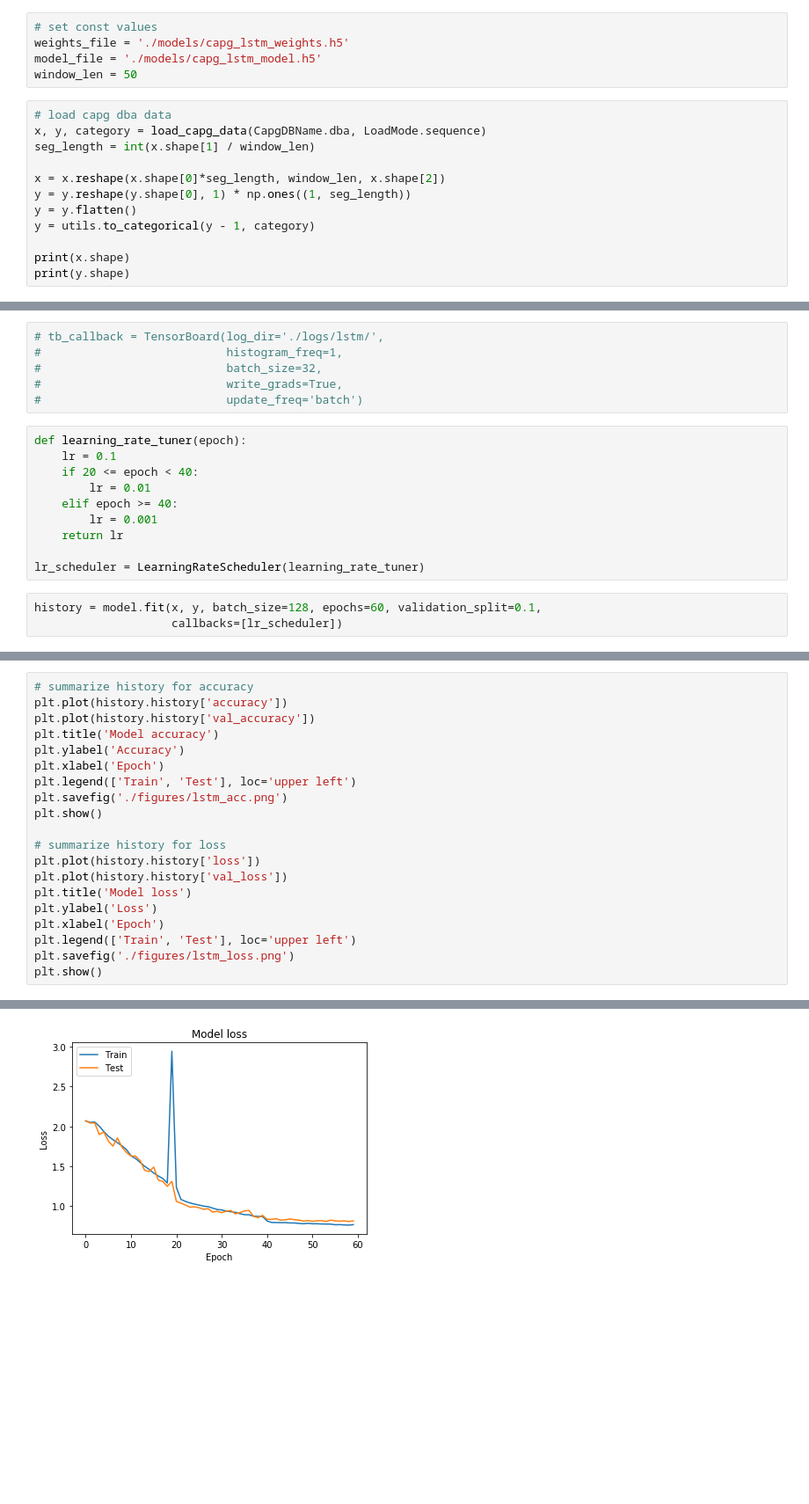
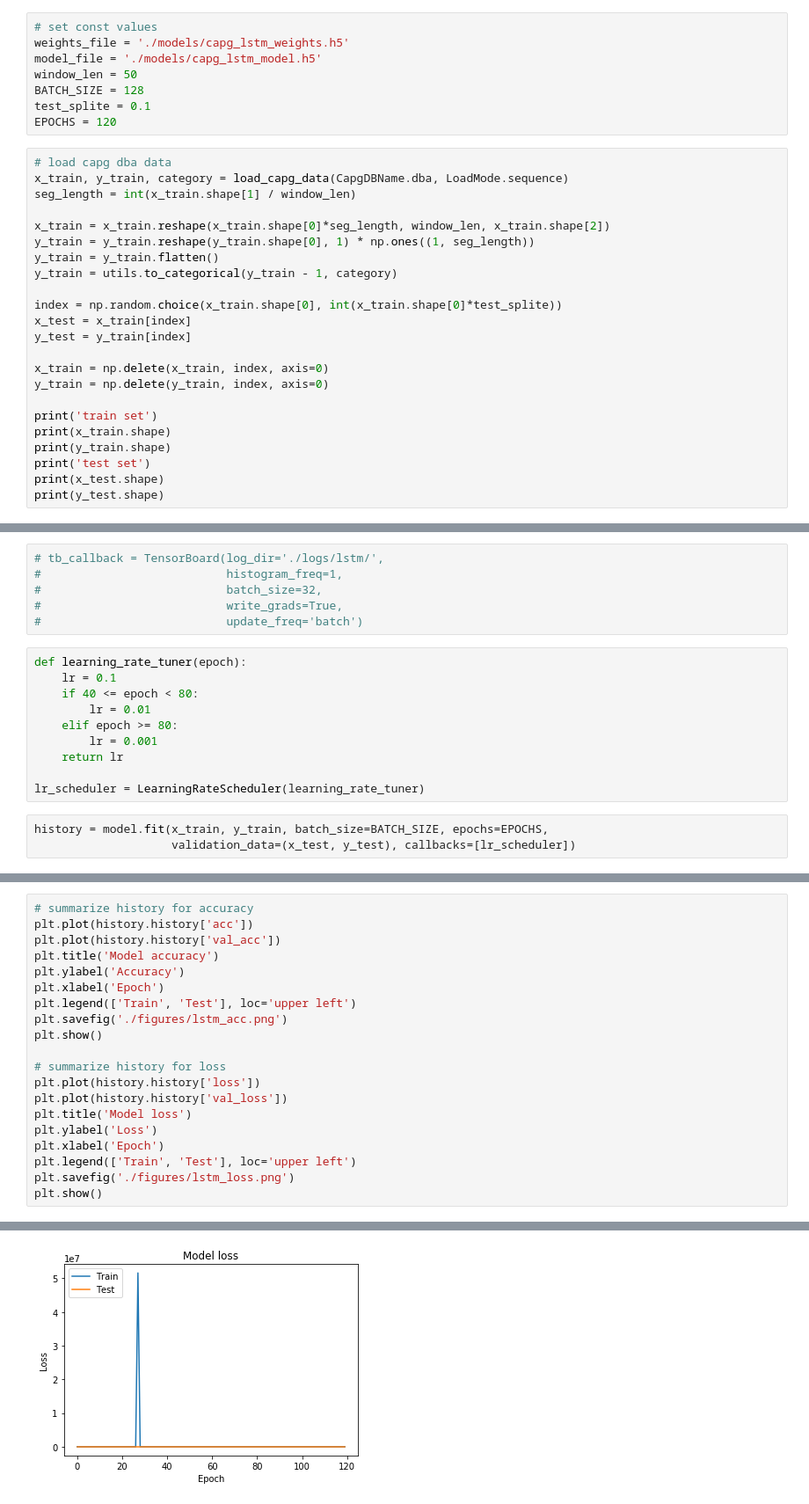
Before and after one commit to TengHuo/Realtime-sEMG, a Jupyter notebook: capg_lstm.ipynb, the cells around one changed output, grey strips where cells are left out. Shown: that part at 88% size. Cells and saved outputs as stored; diff of their text form; blank space fills up the shorter version.

Commit message:
update capg notebooks from old version

```diff
--- a/capg_lstm.ipynb
+++ b/capg_lstm.ipynb
@@ -29,16 +29,30 @@ K.set_session(session)  # set this TensorFlow session as the default session for
 weights_file = './models/capg_lstm_weights.h5'
 model_file = './models/capg_lstm_model.h5'
 window_len = 50
+BATCH_SIZE = 128
+test_splite = 0.1
+EPOCHS = 120
 # %%
 # load capg dba data
-x, y, category = load_capg_data(CapgDBName.dba, LoadMode.sequence)
-seg_length = int(x.shape[1] / window_len)
+x_train, y_train, category = load_capg_data(CapgDBName.dba, LoadMode.sequence)
+seg_length = int(x_train.shape[1] / window_len)
 
-x = x.reshape(x.shape[0]*seg_length, window_len, x.shape[2])
-y = y.reshape(y.shape[0], 1) * np.ones((1, seg_length))
-y = y.flatten()
-y = utils.to_categorical(y - 1, category)
+x_train = x_train.reshape(x_train.shape[0]*seg_length, window_len, x_train.shape[2])
+y_train = y_train.reshape(y_train.shape[0], 1) * np.ones((1, seg_length))
+y_train = y_train.flatten()
+y_train = utils.to_categorical(y_train - 1, category)
 
-print(x.shape)
-print(y.shape)
+index = np.random.choice(x_train.shape[0], int(x_train.shape[0]*test_splite))
+x_test = x_train[index]
+y_test = y_train[index]
+
+x_train = np.delete(x_train, index, axis=0)
+y_train = np.delete(y_train, index, axis=0)
+
+print('train set')
+print(x_train.shape)
+print(y_train.shape)
+print('test set')
+print(x_test.shape)
+print(y_test.shape)
 # %% [output]
@@ -90,14 +108,14 @@ _________________________________________________________________
 # %%
 def learning_rate_tuner(epoch):
     lr = 0.1
-    if 20 <= epoch < 40:
+    if 40 <= epoch < 80:
         lr = 0.01
-    elif epoch >= 40:
+    elif epoch >= 80:
         lr = 0.001
     return lr
 
 lr_scheduler = LearningRateScheduler(learning_rate_tuner)
 # %%
-history = model.fit(x, y, batch_size=128, epochs=60, validation_split=0.1,
-                    callbacks=[lr_scheduler])
+history = model.fit(x_train, y_train, batch_size=BATCH_SIZE, epochs=EPOCHS,
+                    validation_data=(x_test, y_test), callbacks=[lr_scheduler])
 # %% [output]
@@ -127,7 +145,7 @@ dict_keys(['val_loss', 'loss', 'val_accuracy', 'accuracy', 'lr'])
 # %%
 # summarize history for accuracy
-plt.plot(history.history['accuracy'])
-plt.plot(history.history['val_accuracy'])
+plt.plot(history.history['acc'])
+plt.plot(history.history['val_acc'])
 plt.title('Model accuracy')
 plt.ylabel('Accuracy')
 plt.xlabel('Epoch')
@@ -149 +167 @@ plt.show()
-[figure, old version]
+[figure, new version]
```
Also changed, not shown: parts of 6 cells of this notebook, 2 other files.
